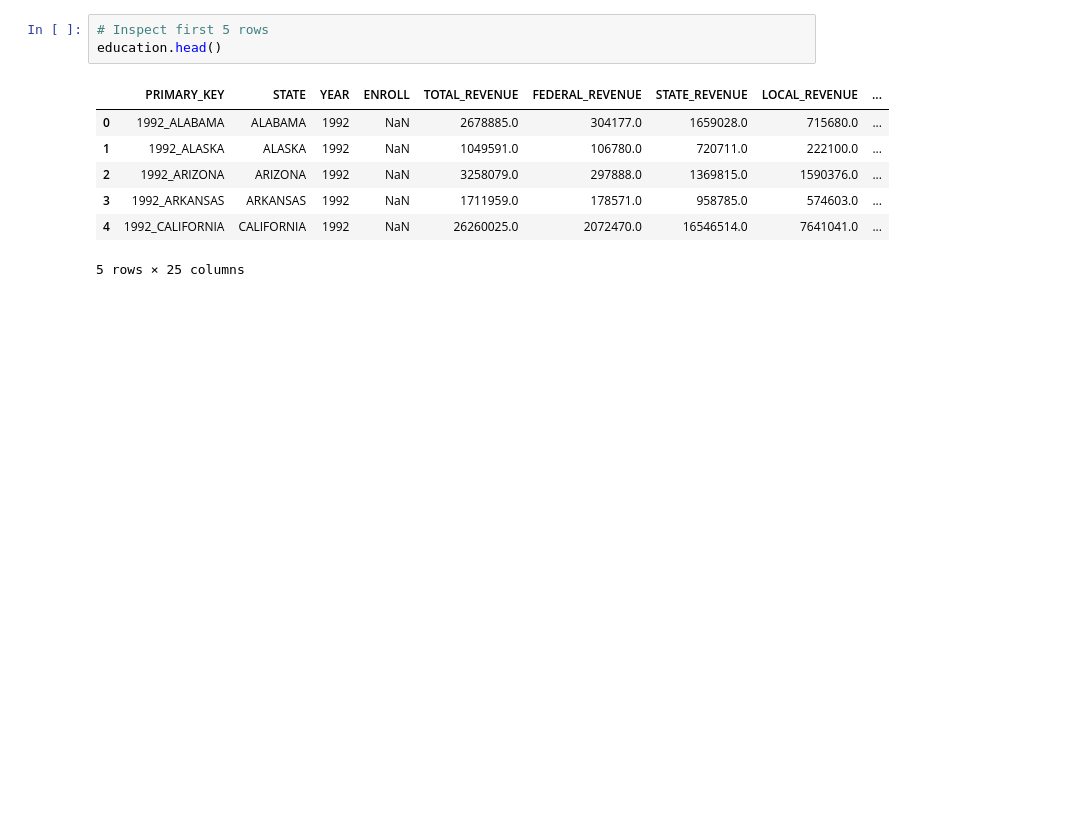
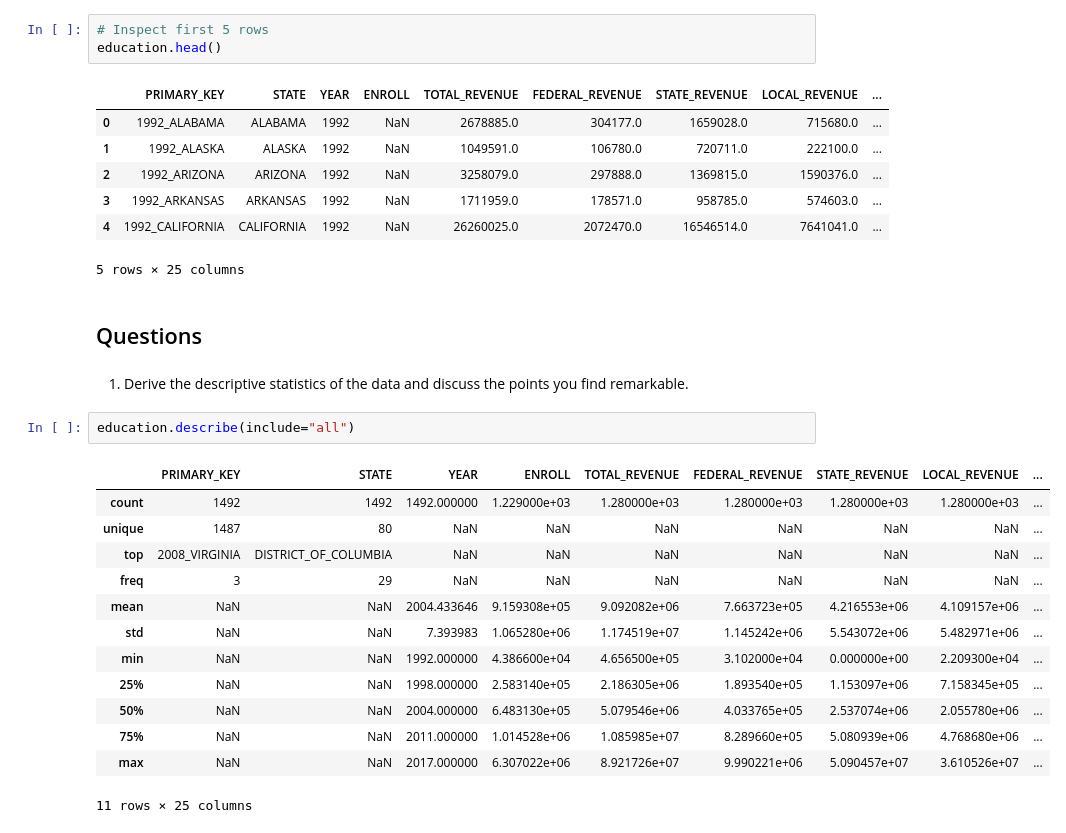
Before and after one commit to Yuan-Meng/data-wrangling, a Jupyter notebook: data_exploration.ipynb, the cells around one changed output. Drawn from its saved outputs; the diff is of its cells as text; blank space fills up the shorter version.

```diff
--- a/data_exploration.ipynb
+++ b/data_exploration.ipynb
@@ -40,3 +43,23 @@ education.head()
 | 3 | 1992_ARKANSAS | ARKANSAS | 1992 | NaN | 1711959.0 | 178571.0 | 958785.0 | 574603.0 | ... |
 | 4 | 1992_CALIFORNIA | CALIFORNIA | 1992 | NaN | 26260025.0 | 2072470.0 | 16546514.0 | 7641041.0 | ... |
 5 rows × 25 columns
+# %% [markdown]
+## Questions
+# %% [markdown]
+1. Derive the descriptive statistics of the data and discuss the points you find remarkable.
+# %%
+education.describe(include="all")
+# %% [output]
+|  | PRIMARY_KEY | STATE | YEAR | ENROLL | TOTAL_REVENUE | FEDERAL_REVENUE | STATE_REVENUE | LOCAL_REVENUE | ... |
+| count | 1492 | 1492 | 1492.000000 | 1.229000e+03 | 1.280000e+03 | 1.280000e+03 | 1.280000e+03 | 1.280000e+03 | ... |
+| unique | 1487 | 80 | NaN | NaN | NaN | NaN | NaN | NaN | ... |
+| top | 2008_VIRGINIA | DISTRICT_OF_COLUMBIA | NaN | NaN | NaN | NaN | NaN | NaN | ... |
+| freq | 3 | 29 | NaN | NaN | NaN | NaN | NaN | NaN | ... |
+| mean | NaN | NaN | 2004.433646 | 9.159308e+05 | 9.092082e+06 | 7.663723e+05 | 4.216553e+06 | 4.109157e+06 | ... |
+| std | NaN | NaN | 7.393983 | 1.065280e+06 | 1.174519e+07 | 1.145242e+06 | 5.543072e+06 | 5.482971e+06 | ... |
+| min | NaN | NaN | 1992.000000 | 4.386600e+04 | 4.656500e+05 | 3.102000e+04 | 0.000000e+00 | 2.209300e+04 | ... |
+| 25% | NaN | NaN | 1998.000000 | 2.583140e+05 | 2.186305e+06 | 1.893540e+05 | 1.153097e+06 | 7.158345e+05 | ... |
+| 50% | NaN | NaN | 2004.000000 | 6.483130e+05 | 5.079546e+06 | 4.033765e+05 | 2.537074e+06 | 2.055780e+06 | ... |
+| 75% | NaN | NaN | 2011.000000 | 1.014528e+06 | 1.085985e+07 | 8.289660e+05 | 5.080939e+06 | 4.768680e+06 | ... |
+| max | NaN | NaN | 2017.000000 | 6.307022e+06 | 8.921726e+07 | 9.990221e+06 | 5.090457e+07 | 3.610526e+07 | ... |
+11 rows × 25 columns
```
Also changed, not shown: parts of 24 cells of this notebook.
